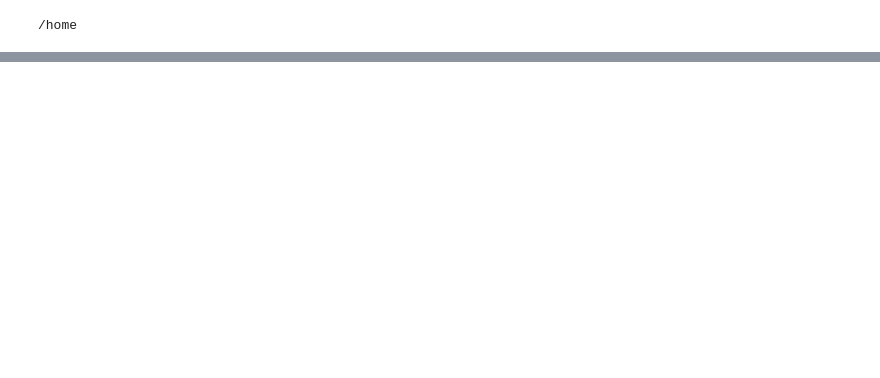
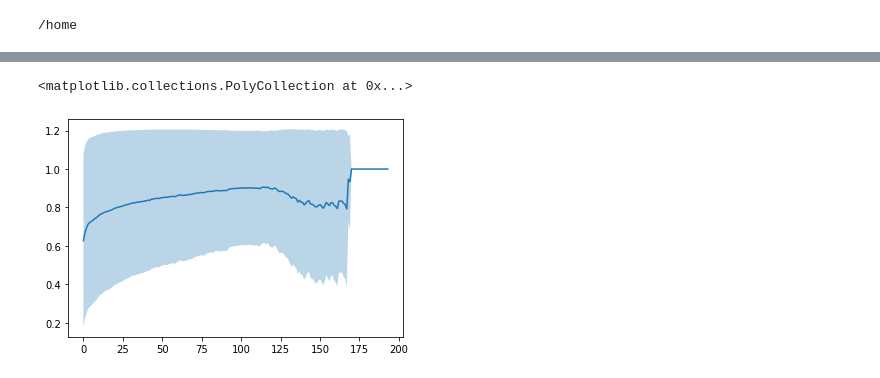
Before and after one commit to cridonoso/rnn_classifier, a Jupyter notebook: presentation/notebooks/results.ipynb, the cells around one changed output, grey strips where cells are left out. Cells and saved outputs as stored; diff of their text form; code cells hidden in the pictures; blank space fills up the shorter version.

```diff
--- a/presentation/notebooks/results.ipynb
+++ b/presentation/notebooks/results.ipynb
@@ -85,0 +116,38 @@ tf.Tensor(
+# %%
+%%time
+all_days_list = []
+all_f1_list = []
+for sample_time, predictions, labels in zip(times, y_pred['lp'], np.argmax(y_true, 1)):
+    t = Time(sample_time, format='mjd')
+    df = pd.DataFrame()
+    df['mjd'] = times[0]
+    df['iso'] = pd.to_datetime(t.isot)
+
+    for k, name in enumerate(cls_names):
+        df[name]= predictions[..., k]
+
+    groups = df.groupby([df['iso'].dt.date])
+
+    day_list = []
+    f1_list  = []
+    for d, g in groups:
+        day_pred = np.argmax(g.iloc[:, 2:].values, 1)
+        f1 = f1_score([labels]*len(day_pred), day_pred, average='macro')
+        day_list.append(d)
+        f1_list.append(f1)
+    all_days_list.append(day_list)
+    all_f1_list.append(f1_list)
+# %%
+import numpy as np
+import numpy.ma as ma
+from itertools import zip_longest
+
+mean_f1_by_day = np.nanmean(np.array(list(zip_longest(*all_f1_list)),dtype=float),axis=1)
+std_f1_by_day = np.nanstd(np.array(list(zip_longest(*all_f1_list)),dtype=float),axis=1)
+# %%
+plt.plot(mean_f1_by_day)
+plt.fill_between(range(len(mean_f1_by_day)), mean_f1_by_day-std_f1_by_day, mean_f1_by_day+std_f1_by_day,
+                alpha=0.3)
+# %% [output]
+<matplotlib.collections.PolyCollection at 0x...>
+[figure, added]
```
Also changed, not shown: parts of 21 cells of this notebook, 2 other files.
